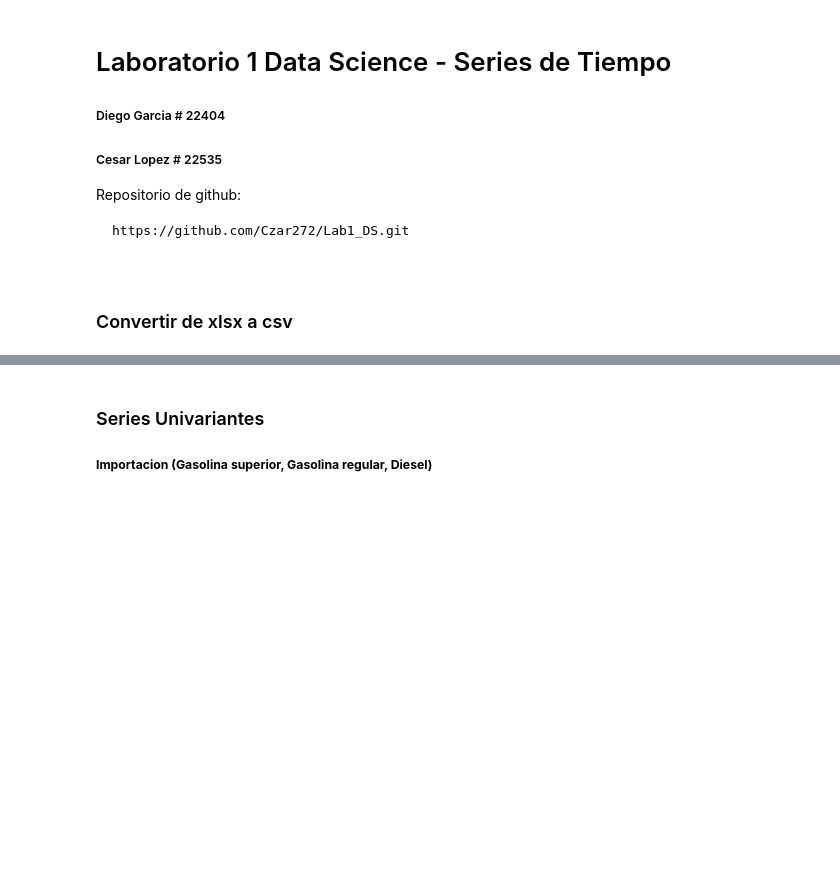
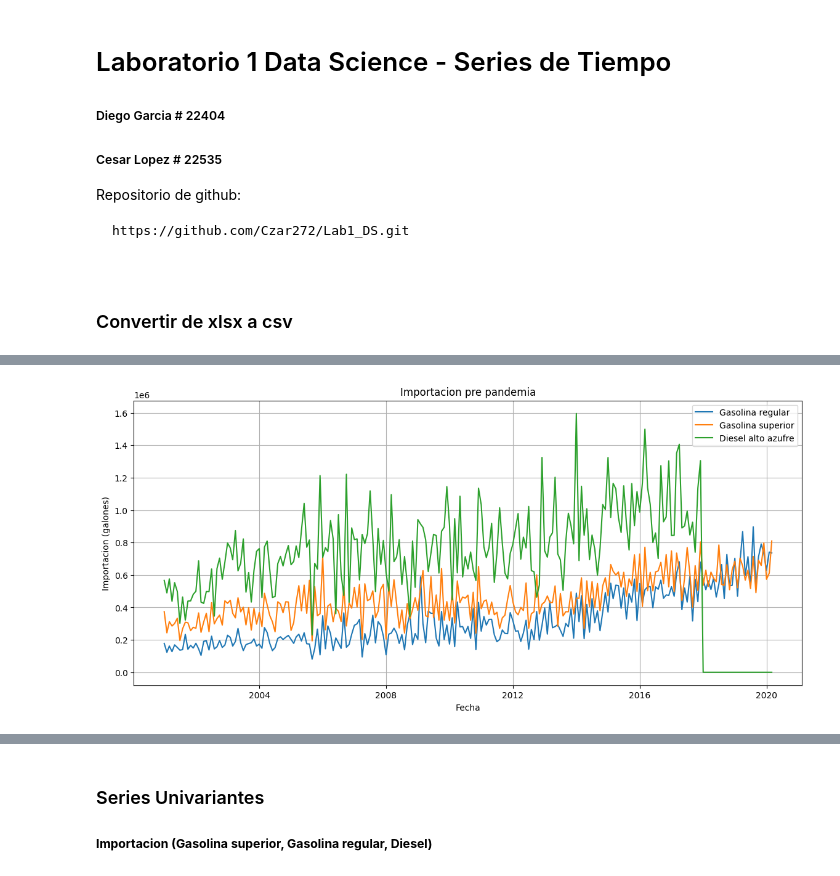
Before and after one commit to Czar272/Lab1_DS, a Jupyter notebook: main.ipynb, the cells around one changed output, grey strips where cells are left out. Cells and saved outputs as stored; diff of their text form; code cells hidden in the pictures; blank space fills up the shorter version.

```diff
--- a/main.ipynb
+++ b/main.ipynb
@@ -53,0 +109,15 @@ En este conjunto se detallan los productos derivados del petróleo que Guatemala
+# %%
+# Comportamiento pre pandemia
+postYears = importacion[importacion['Fecha'] <= '2020-03-1']
+
+plt.figure(figsize=(14, 6))
+for tipo in ['Gasolina regular', 'Gasolina superior', 'Diesel alto azufre']:
+    plt.plot(postYears['Fecha'], postYears[tipo], label=tipo)
+plt.title('Importacion pre pandemia')
+plt.xlabel('Fecha')
+plt.ylabel('Importacion (galones)')
+plt.legend()
+plt.grid(True)
+plt.show()
+# %% [output]
+[figure, added]
```
Also changed, not shown: parts of 15 cells of this notebook, 4 other files.
